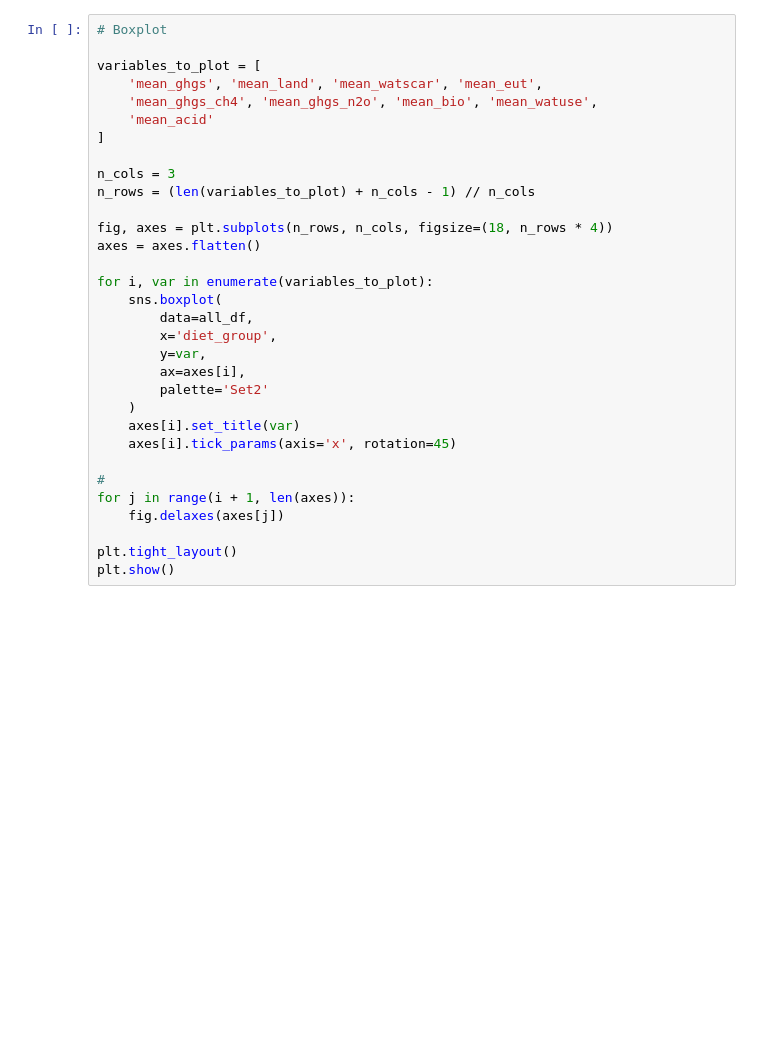
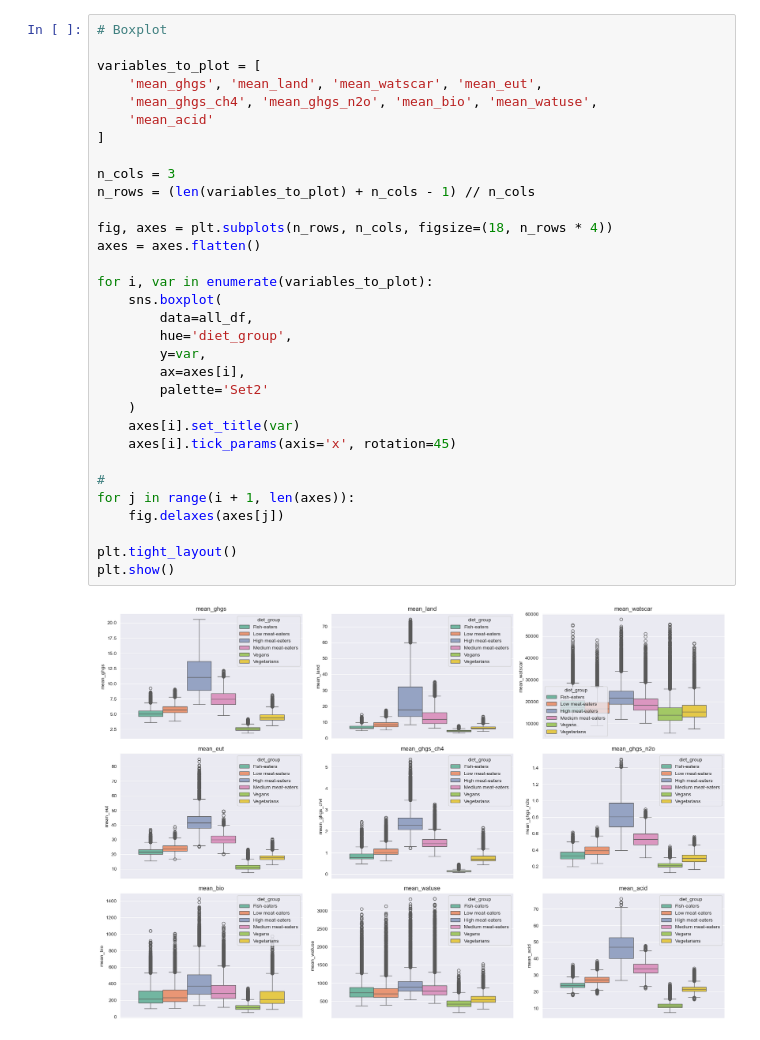
Before and after one commit to 3ch0v0/DataVisualization, a Jupyter notebook: DataVisualization/DataVisualizationRMcw2.ipynb, the cells around one changed output. Saved outputs shown, nothing was run; the diff lists cells and outputs as text; blank space fills up the shorter version.

```diff
--- a/DataVisualization/DataVisualizationRMcw2.ipynb
+++ b/DataVisualization/DataVisualizationRMcw2.ipynb
@@ -37,34 +32,36 @@ clean_df.head()
 # Boxplot
 
 variables_to_plot = [
     'mean_ghgs', 'mean_land', 'mean_watscar', 'mean_eut',
     'mean_ghgs_ch4', 'mean_ghgs_n2o', 'mean_bio', 'mean_watuse',
     'mean_acid'
 ]
 
 n_cols = 3
 n_rows = (len(variables_to_plot) + n_cols - 1) // n_cols
 
 fig, axes = plt.subplots(n_rows, n_cols, figsize=(18, n_rows * 4))
 axes = axes.flatten()
 
 for i, var in enumerate(variables_to_plot):
     sns.boxplot(
         data=all_df,
-        x='diet_group',
+        hue='diet_group',
         y=var,
         ax=axes[i],
         palette='Set2'
     )
     axes[i].set_title(var)
     axes[i].tick_params(axis='x', rotation=45)
 
 #
 for j in range(i + 1, len(axes)):
     fig.delaxes(axes[j])
 
 plt.tight_layout()
 plt.show()
+# %% [output]
+[figure, added]
 # %%
 # Heatmap
 # Reference: https://github.com/drazenz/heatmaps/blob/master/heatmap/heatmap.py
```
Also changed, not shown: parts of 3 cells of this notebook, 1 other file.
